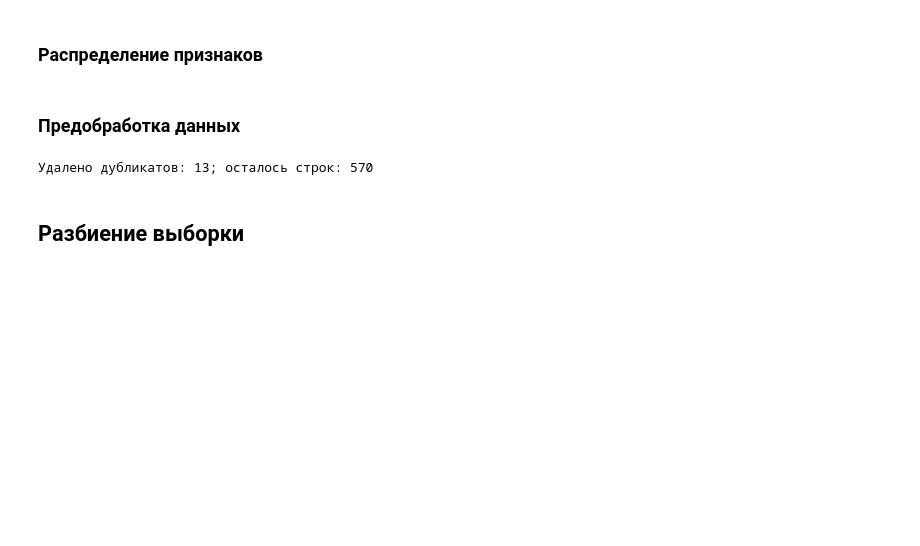
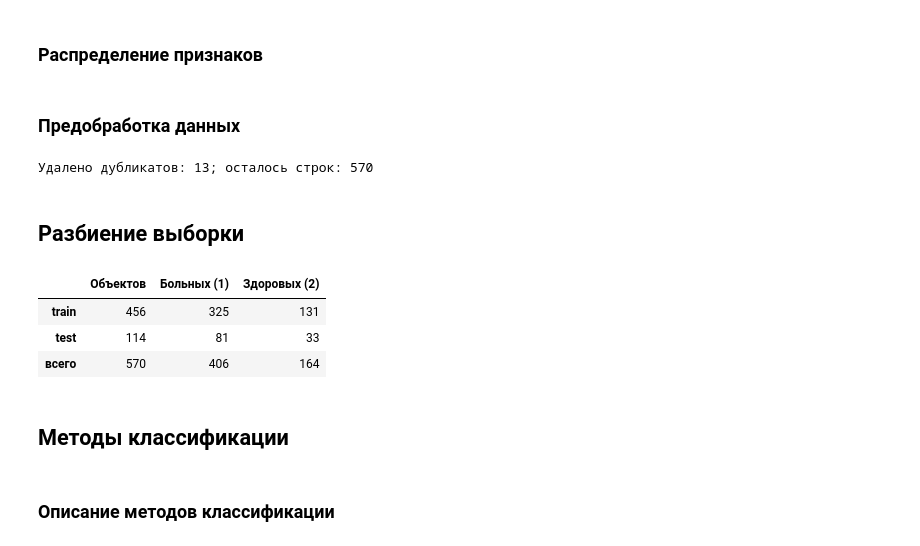
Before and after one commit to violllin/lab2_classification, a Jupyter notebook: lab2.ipynb, the cells around one changed output. Drawn from its saved outputs; the diff is of its cells as text; code cells hidden in the pictures; blank space fills up the shorter version.

```diff
--- a/lab2.ipynb
+++ b/lab2.ipynb
@@ -197,3 +197,24 @@ data['Gender'] = (data['Gender'] == 'Male').astype(int)
 Удалено дубликатов: 13; осталось строк: 570
 # %% [markdown]
 ## Разбиение выборки
+# %%
+X = data.drop(columns='target')
+y = data['target']
+
+X_train, X_test, y_train, y_test = train_test_split(X, y, test_size=0.2, stratify=y, random_state=SEED)
+
+summary = pd.DataFrame({
+    'Объектов': [len(X_train), len(X_test), len(X)],
+    'Больных (1)': [int(y_train.sum()), int(y_test.sum()), int(y.sum())],
+    'Здоровых (2)': [int((1 - y_train).sum()), int((1 - y_test).sum()), int((1 - y).sum())]
+}, index=['train', 'test', 'всего'])
+summary
+# %% [output]
+|  | Объектов | Больных (1) | Здоровых (2) |
+| train | 456 | 325 | 131 |
+| test | 114 | 81 | 33 |
+| всего | 570 | 406 | 164 |
+# %% [markdown]
+## Методы классификации
+# %% [markdown]
+### Описание методов классификации
```
Also changed, not shown: parts of 3 cells of this notebook.
